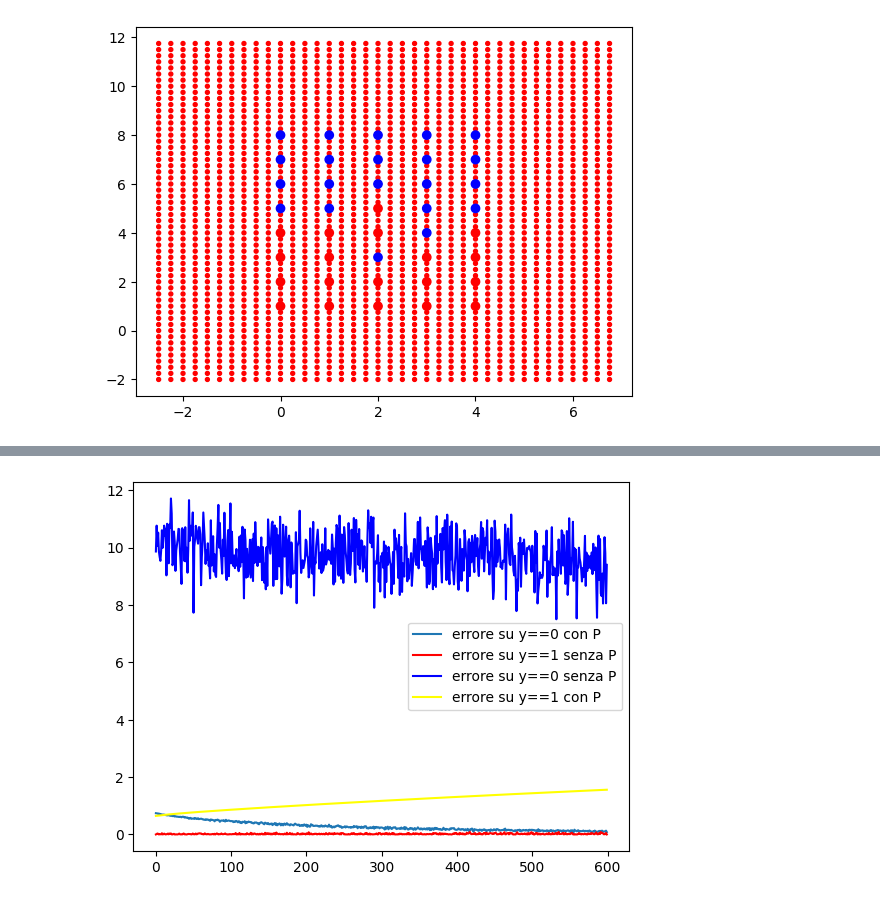
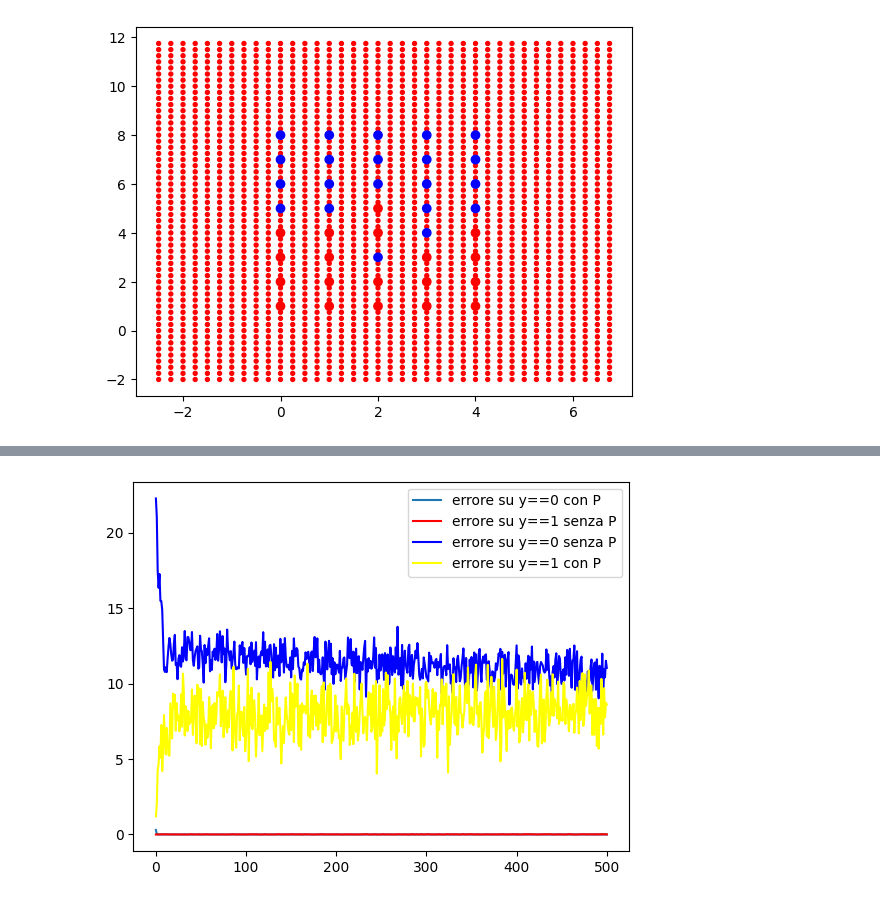
Before and after one commit to PatatoBy/SEAI, a Jupyter notebook: mf_2.2.ipynb, the cells around one changed output, grey strips where cells are left out. Drawn from its saved outputs; the diff is of its cells as text; code cells hidden in the pictures.

```diff
--- a/mf_2.2.ipynb
+++ b/mf_2.2.ipynb
@@ -188,10 +219,10 @@ class ModelloF(nn.Module):
 #INIZIALIZZAZIONE SEED, MODELLO E DATALOADERS
 
 #torch.manual_seed(66)
-torch.manual_seed(57)
+torch.manual_seed(15)
 #torch.manual_seed(13)
 
-modello = ModelloF(2,1,120)
+modello = ModelloF(2,1,240)
 dl0 = torch.utils.data.DataLoader(train_data0, batch_size = 8, shuffle = True)
 dl1 = torch.utils.data.DataLoader(train_data1, batch_size = 8, shuffle = True)
 # %%
@@ -228,31 +259,31 @@ tensor([0.8237])
 # %%
 #TRAIN FASE 2
 
 err = []
 err_L1 = []
 err_L2 = []
 err_L1_withP = []
-modello.generate_orthogonal_base(dl1)
+modello.save_Projections(dl1)
 
 
 
-for _ in range(600):
+for _ in range(501):
     e = modello.train(dl0, 'L2',train_W1=False)
     err.append(e)
     e_L1 = modello.test(dl1)
     err_L1.append(e_L1)
     e_L2 = modello.test(dl0)
     err_L2.append(e_L2)
     e_L1_withP = modello.test(dl1,'P')
     err_L1_withP.append(e_L1_withP)
 plt.plot([x for x in range(len(err))], err,label='errore su y==0 con P')
 plt.plot([x for x in range(len(err_L1))], err_L1,label='errore su y==1 senza P',color='red')
 plt.plot([x for x in range(len(err_L2))], err_L2,label='errore su y==0 senza P',color = 'blue')
 plt.plot([x for x in range(len(err_L1_withP))], err_L1_withP,label='errore su y==1 con P',color = 'yellow')
 plt.legend()
 plt.show()
 # %% [output]
-[figure, old version]
+[figure, new version]
 # %%
 print(modello(torch.tensor([0,0], dtype = torch.float)))
 # %% [output]
```
Also changed, not shown: parts of 8 cells of this notebook, 1 other file.
